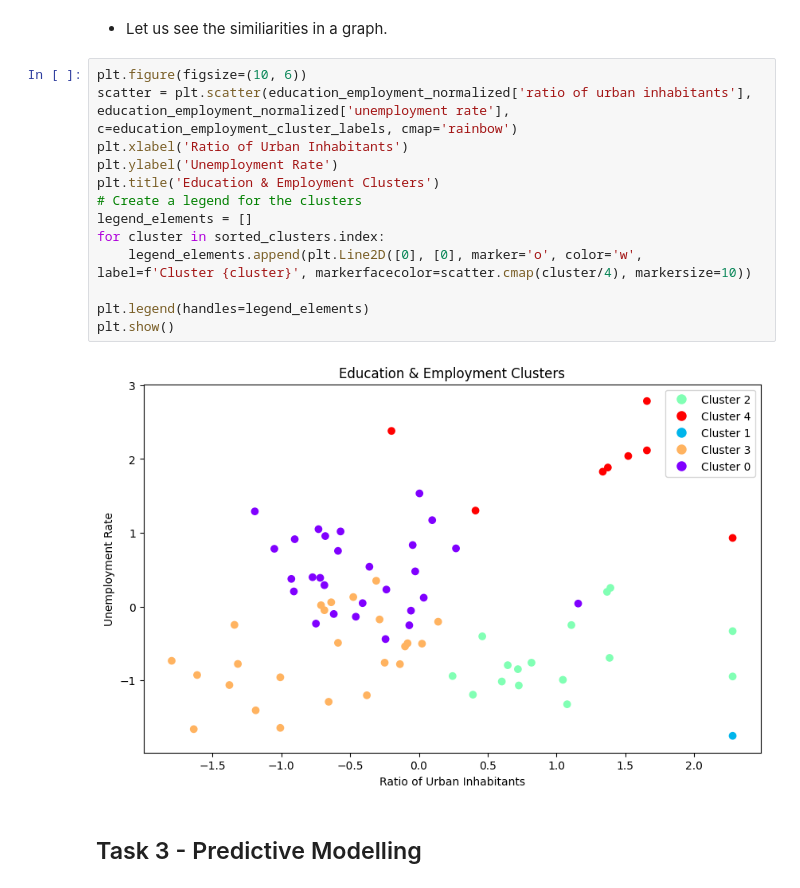
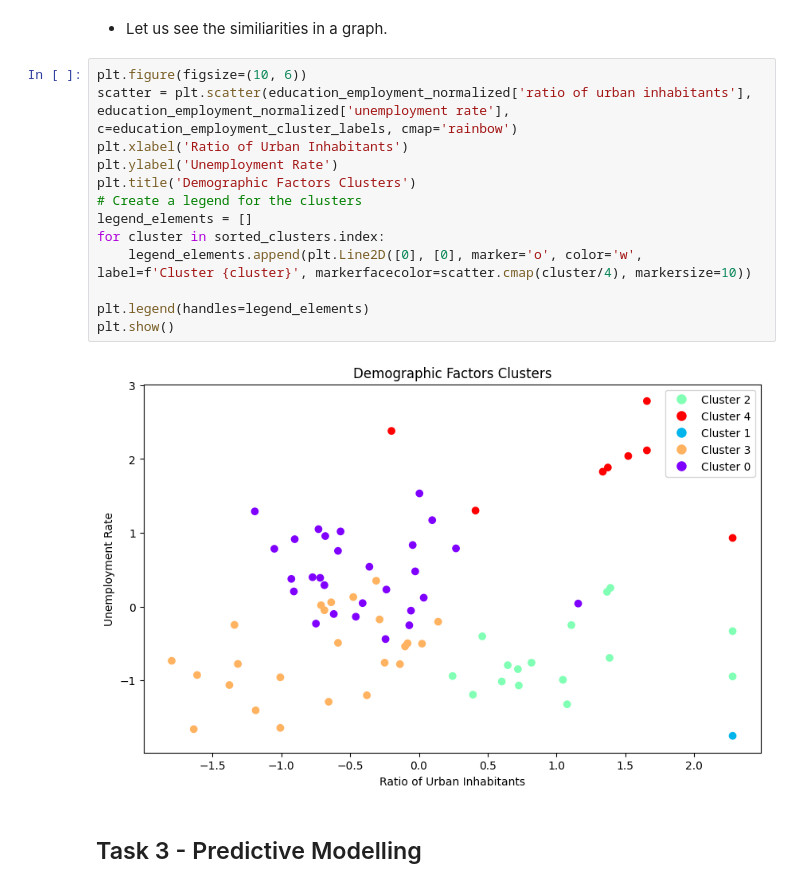
Before and after one commit to DanielaTomas/FCUP-DM1, a Jupyter notebook: DM1.ipynb, the cells around one changed output. Cells and saved outputs as stored; diff of their text form.

```diff
--- a/DM1.ipynb
+++ b/DM1.ipynb
@@ -1307,18 +1307,18 @@ Number of Regions: 28
 # %%
 plt.figure(figsize=(10, 6))
 scatter = plt.scatter(education_employment_normalized['ratio of urban inhabitants'], education_employment_normalized['unemployment rate'], c=education_employment_cluster_labels, cmap='rainbow')
 plt.xlabel('Ratio of Urban Inhabitants')
 plt.ylabel('Unemployment Rate')
-plt.title('Education & Employment Clusters')
+plt.title('Demographic Factors Clusters')
 # Create a legend for the clusters
 legend_elements = []
 for cluster in sorted_clusters.index:
     legend_elements.append(plt.Line2D([0], [0], marker='o', color='w', label=f'Cluster {cluster}', markerfacecolor=scatter.cmap(cluster/4), markersize=10))
 
 plt.legend(handles=legend_elements)
 plt.show()
 # %% [output]
-[figure, old version]
+[figure, new version]
 # %% [markdown]
 ## Task 3 - Predictive Modelling
 # %% [markdown]
```
Also changed, not shown: parts of 3 cells of this notebook.
